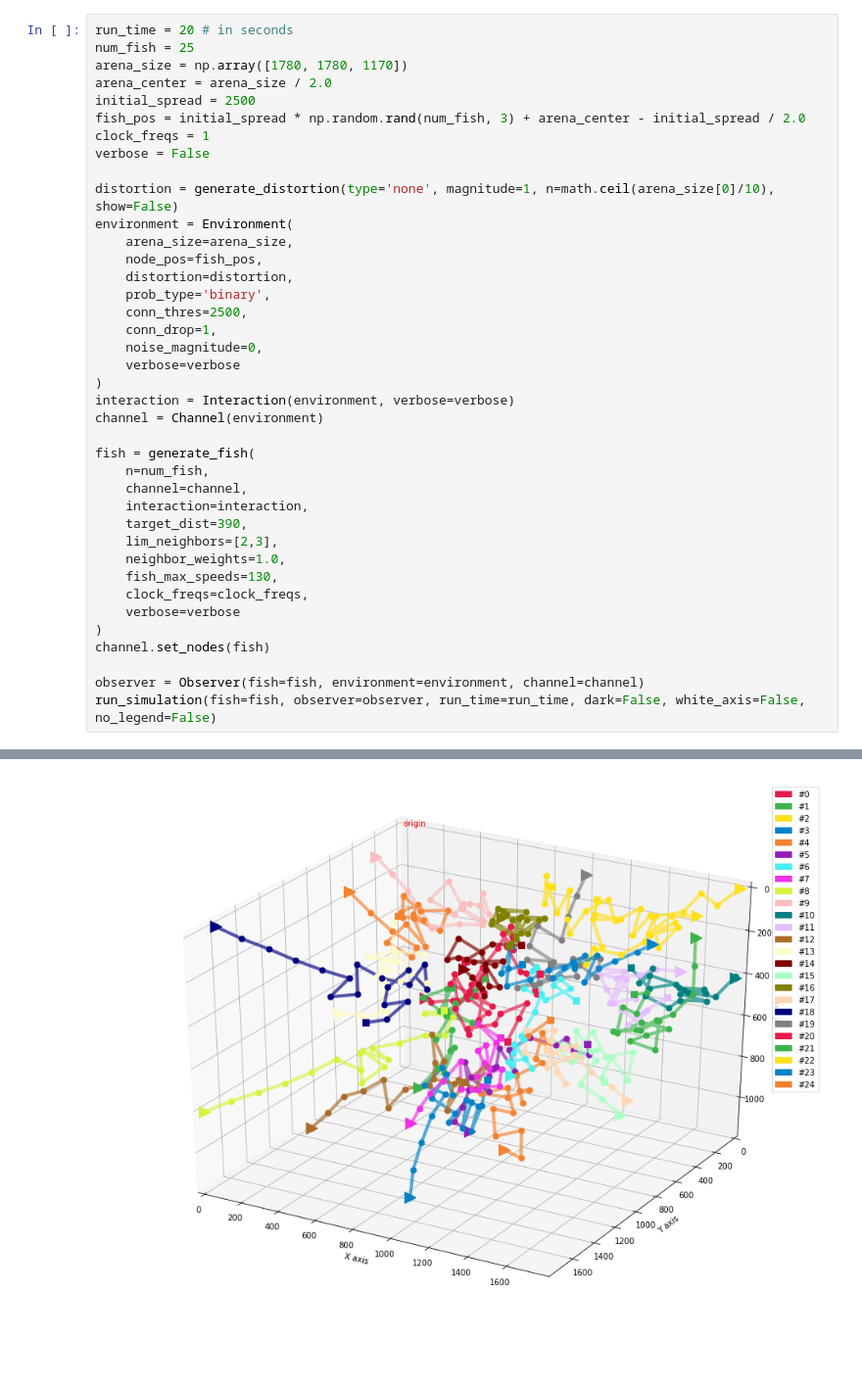
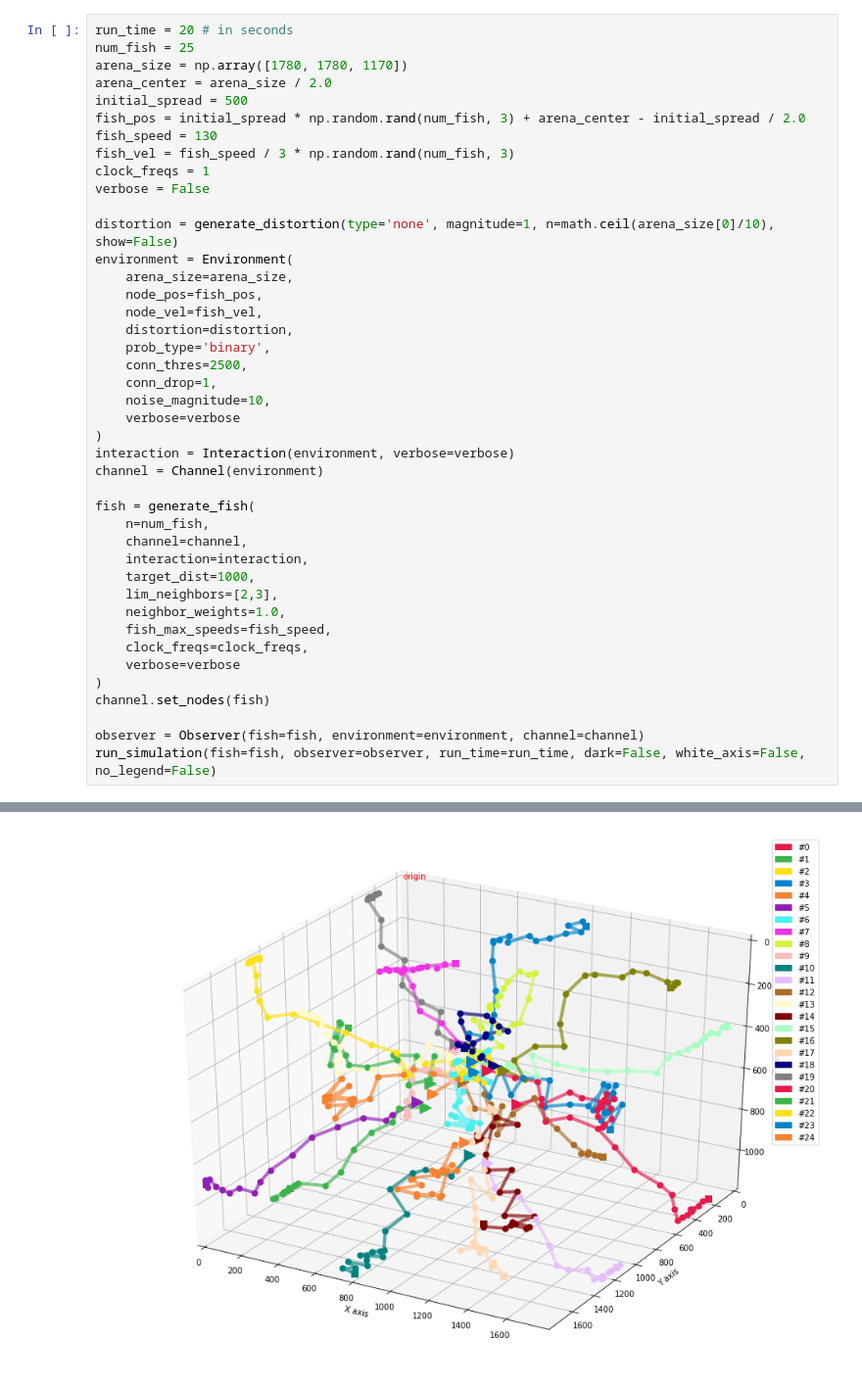
Before and after one commit to fberlinger/FISH, a Jupyter notebook: BlueSim/occlusions.ipynb, the cells around one changed output, grey strips where cells are left out. Shown: that part at 98% size. Saved outputs shown, nothing was run; the diff lists cells and outputs as text; blank space fills up the shorter version.

```diff
--- a/BlueSim/occlusions.ipynb
+++ b/BlueSim/occlusions.ipynb
@@ -89,8 +76,10 @@ run_time = 20 # in seconds
 num_fish = 25
 arena_size = np.array([1780, 1780, 1170])
 arena_center = arena_size / 2.0
-initial_spread = 2500
+initial_spread = 500
 fish_pos = initial_spread * np.random.rand(num_fish, 3) + arena_center - initial_spread / 2.0
+fish_speed = 130
+fish_vel = fish_speed / 3 * np.random.rand(num_fish, 3)
 clock_freqs = 1
 verbose = False
 
@@ -98,11 +87,12 @@ distortion = generate_distortion(type='none', magnitude=1, n=math.ceil(arena_siz
 environment = Environment(
     arena_size=arena_size,
     node_pos=fish_pos,
+    node_vel=fish_vel,
     distortion=distortion,
     prob_type='binary',
     conn_thres=2500,
     conn_drop=1,
-    noise_magnitude=0,
+    noise_magnitude=10,
     verbose=verbose
 )
 interaction = Interaction(environment, verbose=verbose)
@@ -112,10 +102,10 @@ fish = generate_fish(
     n=num_fish,
     channel=channel,
     interaction=interaction,
-    target_dist=390,
+    target_dist=1000,
     lim_neighbors=[2,3],
     neighbor_weights=1.0,
-    fish_max_speeds=130,
+    fish_max_speeds=fish_speed,
     clock_freqs=clock_freqs,
     verbose=verbose
 )
@@ -143,2 +118,2 @@ Please wait patiently 20 seconds. Thanks.
 It's time to say bye bye!
-[figure, old version]
+[figure, new version]
```
Also changed, not shown: parts of 3 cells of this notebook, 3 other files.
